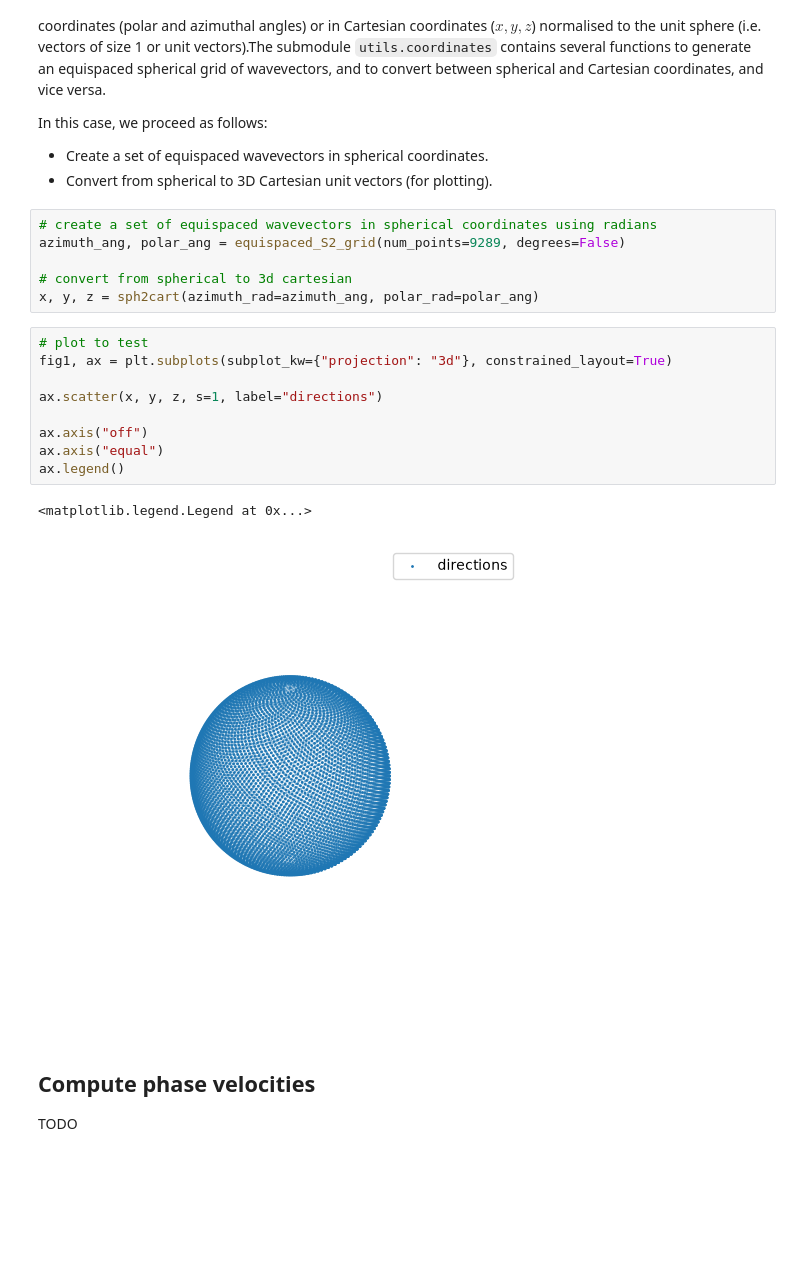
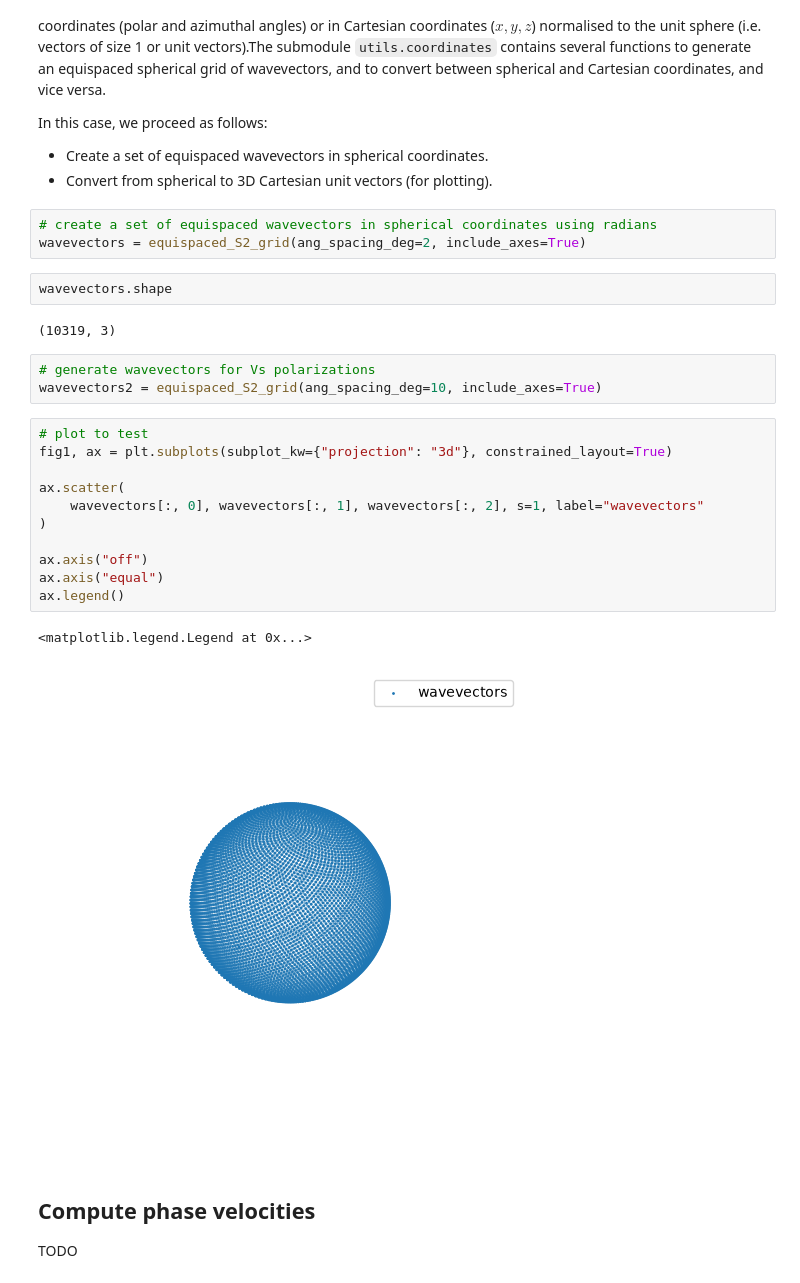
Before and after one commit to marcoalopez/PyRockWave, a Jupyter notebook: notebooks/example_christoffel.ipynb, the cells around one changed output. Cells and saved outputs as stored; diff of their text form; blank space fills up the shorter version.

```diff
--- a/notebooks/example_christoffel.ipynb
+++ b/notebooks/example_christoffel.ipynb
@@ -44,22 +45,28 @@ In this case, we proceed as follows:
 - Convert from spherical to 3D Cartesian unit vectors (for plotting).
 # %%
 # create a set of equispaced wavevectors in spherical coordinates using radians
-azimuth_ang, polar_ang = equispaced_S2_grid(num_points=9289, degrees=False)
-
-# convert from spherical to 3d cartesian
-x, y, z = sph2cart(azimuth_rad=azimuth_ang, polar_rad=polar_ang)
+wavevectors = equispaced_S2_grid(ang_spacing_deg=2, include_axes=True)
+# %%
+wavevectors.shape
+# %% [output]
+(10319, 3)
+# %%
+# generate wavevectors for Vs polarizations
+wavevectors2 = equispaced_S2_grid(ang_spacing_deg=10, include_axes=True)
 # %%
 # plot to test
 fig1, ax = plt.subplots(subplot_kw={"projection": "3d"}, constrained_layout=True)
 
-ax.scatter(x, y, z, s=1, label="directions")
+ax.scatter(
+    wavevectors[:, 0], wavevectors[:, 1], wavevectors[:, 2], s=1, label="wavevectors"
+)
 
 ax.axis("off")
 ax.axis("equal")
 ax.legend()
 # %% [output]
 <matplotlib.legend.Legend at 0x...>
-[figure, old version]
+[figure, new version]
 # %% [markdown]
 ## Compute phase velocities
 
```
Also changed, not shown: parts of 17 cells of this notebook.
